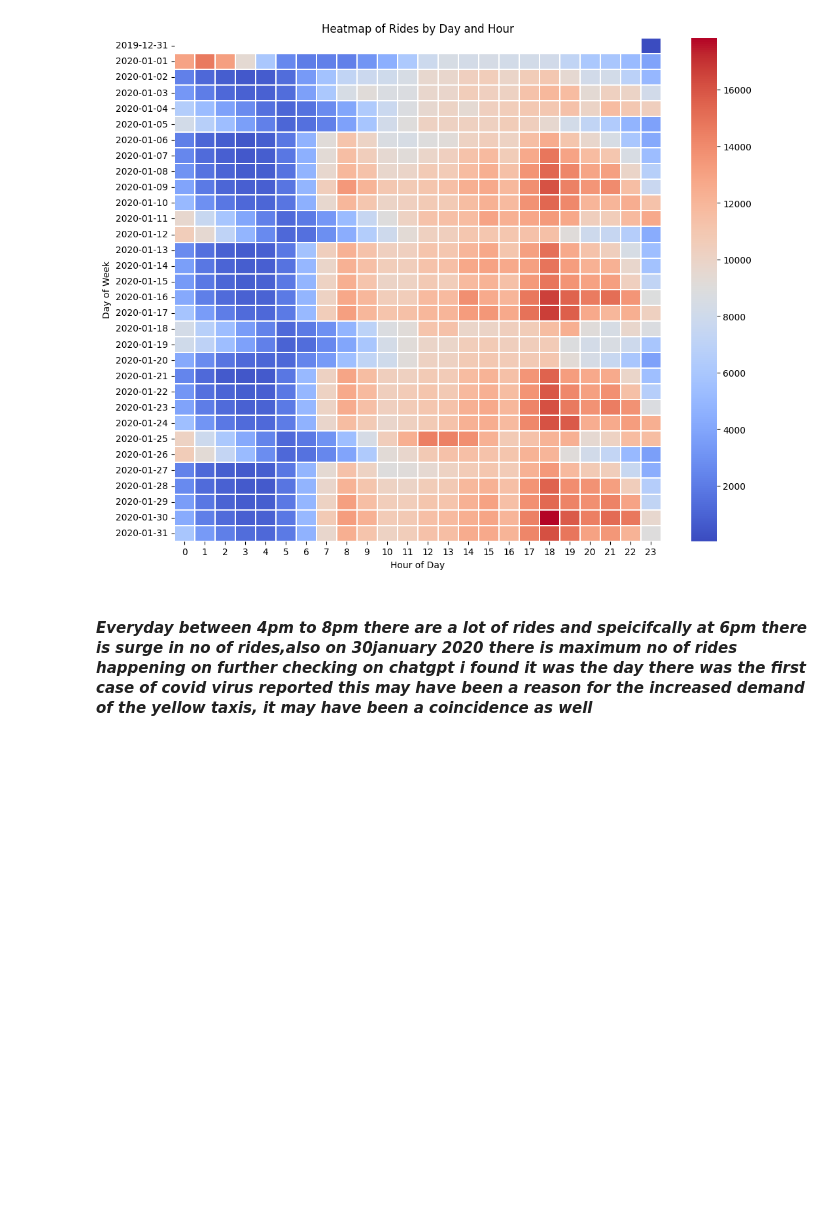
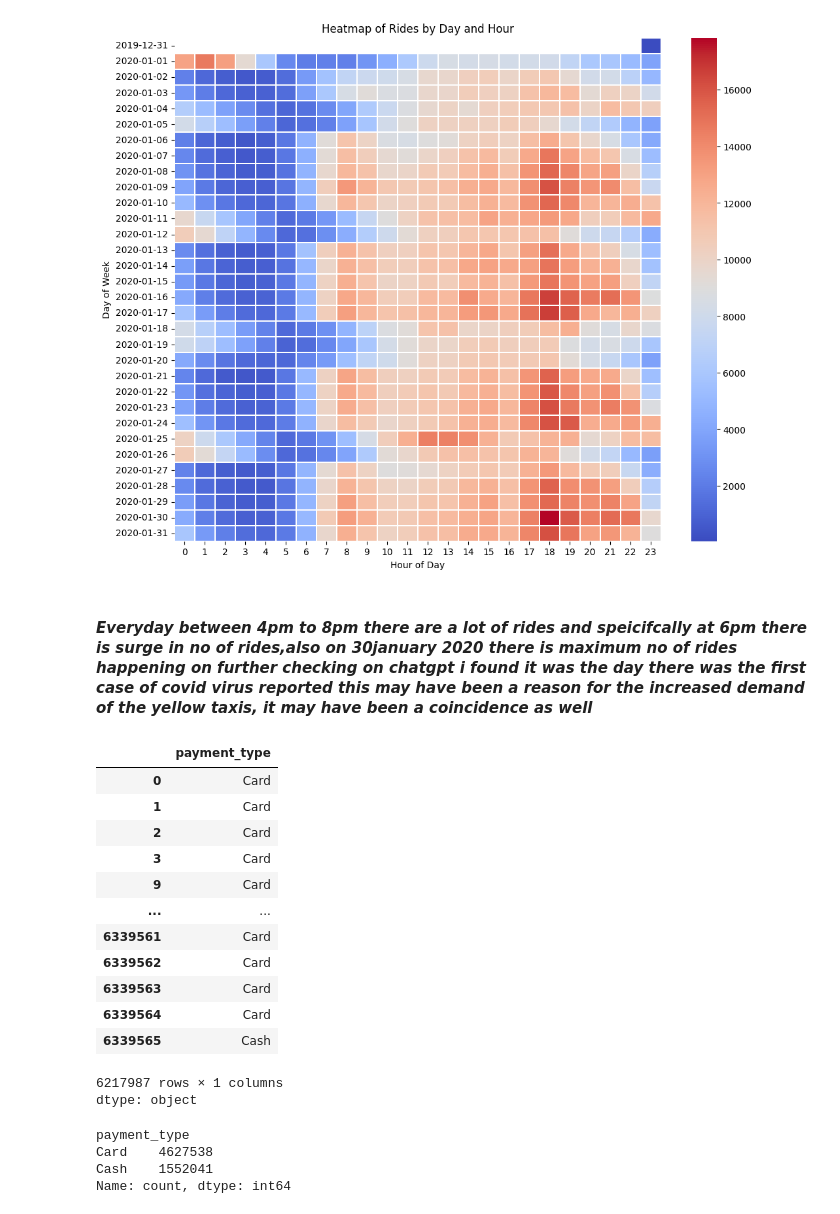
Before and after one commit to swayam-learning/python, a Jupyter notebook: Project/Project_YellowTripTaxi/yellowtaxi.ipynb, the cells around one changed output. Saved outputs shown, nothing was run; the diff lists cells and outputs as text; code cells hidden in the pictures; blank space fills up the shorter version.

```diff
--- a/Project/Project_YellowTripTaxi/yellowtaxi.ipynb
+++ b/Project/Project_YellowTripTaxi/yellowtaxi.ipynb
@@ -625,3 +625,30 @@ plt.show()
 [figure]
 # %% [markdown]
 #### *Everyday between 4pm to 8pm there are a lot of rides and speicifcally at 6pm there is surge in no of rides,also on 30january 2020 there is maximum no of rides happening on further checking on chatgpt i found it was the day there was the first case of covid virus reported this may have been a reason for the increased demand of the yellow taxis, it may have been a coincidence as well*
+# %%
+df["payment_type"].replace([1,2],["Card","Cash"])
+# %% [output]
+|  | payment_type |
+| 0 | Card |
+| 1 | Card |
+| 2 | Card |
+| 3 | Card |
+| 9 | Card |
+| ... | ... |
+| 6339561 | Card |
+| 6339562 | Card |
+| 6339563 | Card |
+| 6339564 | Card |
+| 6339565 | Cash |
+6217987 rows × 1 columns
+dtype: object
+# %%
+import pandas as pd
+new_df = df[df["payment_type"].isin([1, 2])]
+new_df["payment_type"].replace([1, 2], ["Card", "Cash"], inplace=True)
+print(new_df["payment_type"].value_counts())
+# %% [output]
+payment_type
+Card    4627538
+Cash    1552041
+Name: count, dtype: int64
```
Also changed, not shown: parts of 3 cells of this notebook.
